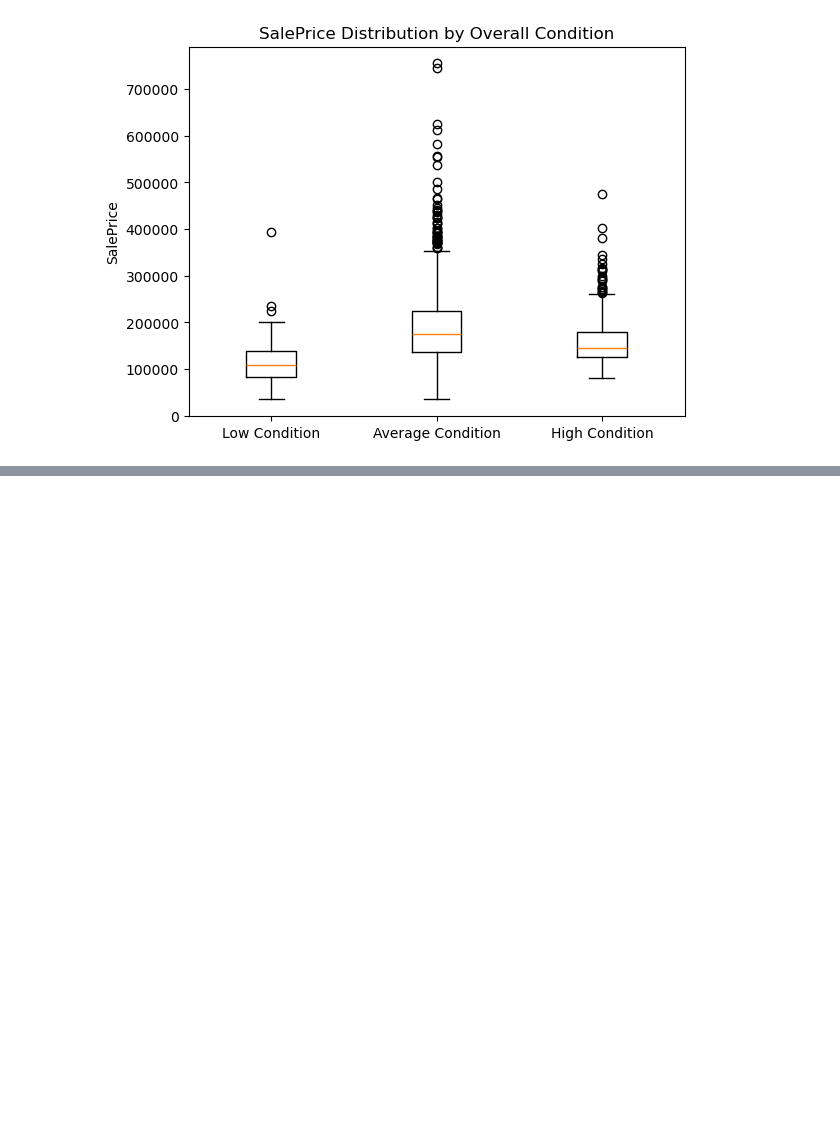
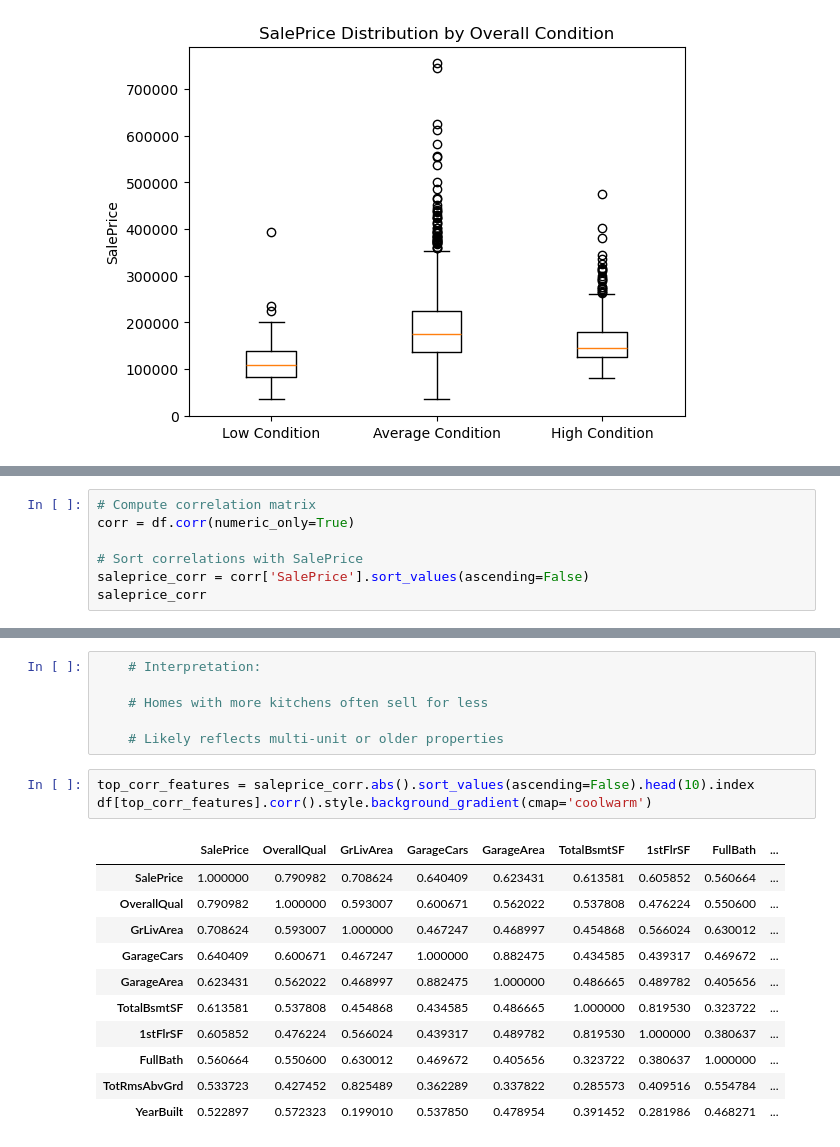
Before and after one commit to Orandifelix/dsc-pandas-eda-lab, a Jupyter notebook: lab.ipynb, the cells around one changed output, grey strips where cells are left out. Cells and saved outputs as stored; diff of their text form; blank space fills up the shorter version.

Commit message:
saleprice corr

```diff
--- a/lab.ipynb
+++ b/lab.ipynb
@@ -145,0 +150,7 @@ plt.show()
+# %%
+# Compute correlation matrix
+corr = df.corr(numeric_only=True)
+
+# Sort correlations with SalePrice
+saleprice_corr = corr['SalePrice'].sort_values(ascending=False)
+saleprice_corr
@@ -145,0 +217,21 @@ plt.show()
+# %%
+    # Interpretation:
+
+    # Homes with more kitchens often sell for less
+
+    # Likely reflects multi-unit or older properties
+# %%
+top_corr_features = saleprice_corr.abs().sort_values(ascending=False).head(10).index
+df[top_corr_features].corr().style.background_gradient(cmap='coolwarm')
+# %% [output]
+|  | SalePrice | OverallQual | GrLivArea | GarageCars | GarageArea | TotalBsmtSF | 1stFlrSF | FullBath | ... |
+| SalePrice | 1.000000 | 0.790982 | 0.708624 | 0.640409 | 0.623431 | 0.613581 | 0.605852 | 0.560664 | ... |
+| OverallQual | 0.790982 | 1.000000 | 0.593007 | 0.600671 | 0.562022 | 0.537808 | 0.476224 | 0.550600 | ... |
+| GrLivArea | 0.708624 | 0.593007 | 1.000000 | 0.467247 | 0.468997 | 0.454868 | 0.566024 | 0.630012 | ... |
+| GarageCars | 0.640409 | 0.600671 | 0.467247 | 1.000000 | 0.882475 | 0.434585 | 0.439317 | 0.469672 | ... |
+| GarageArea | 0.623431 | 0.562022 | 0.468997 | 0.882475 | 1.000000 | 0.486665 | 0.489782 | 0.405656 | ... |
+| TotalBsmtSF | 0.613581 | 0.537808 | 0.454868 | 0.434585 | 0.486665 | 1.000000 | 0.819530 | 0.323722 | ... |
+| 1stFlrSF | 0.605852 | 0.476224 | 0.566024 | 0.439317 | 0.489782 | 0.819530 | 1.000000 | 0.380637 | ... |
+| FullBath | 0.560664 | 0.550600 | 0.630012 | 0.469672 | 0.405656 | 0.323722 | 0.380637 | 1.000000 | ... |
+| TotRmsAbvGrd | 0.533723 | 0.427452 | 0.825489 | 0.362289 | 0.337822 | 0.285573 | 0.409516 | 0.554784 | ... |
+| YearBuilt | 0.522897 | 0.572323 | 0.199010 | 0.537850 | 0.478954 | 0.391452 | 0.281986 | 0.468271 | ... |
```
Also changed, not shown: parts of 8 cells of this notebook.
